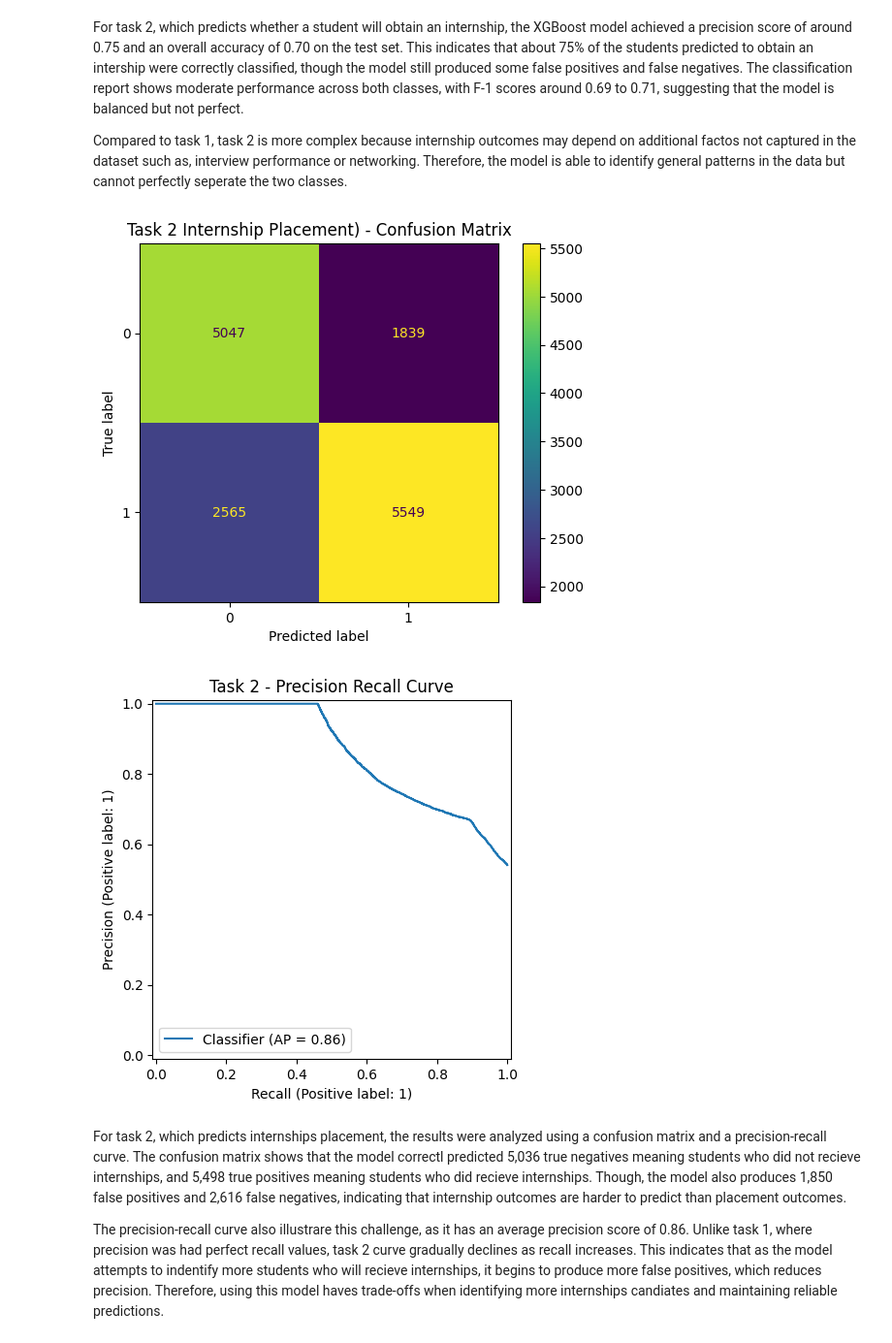
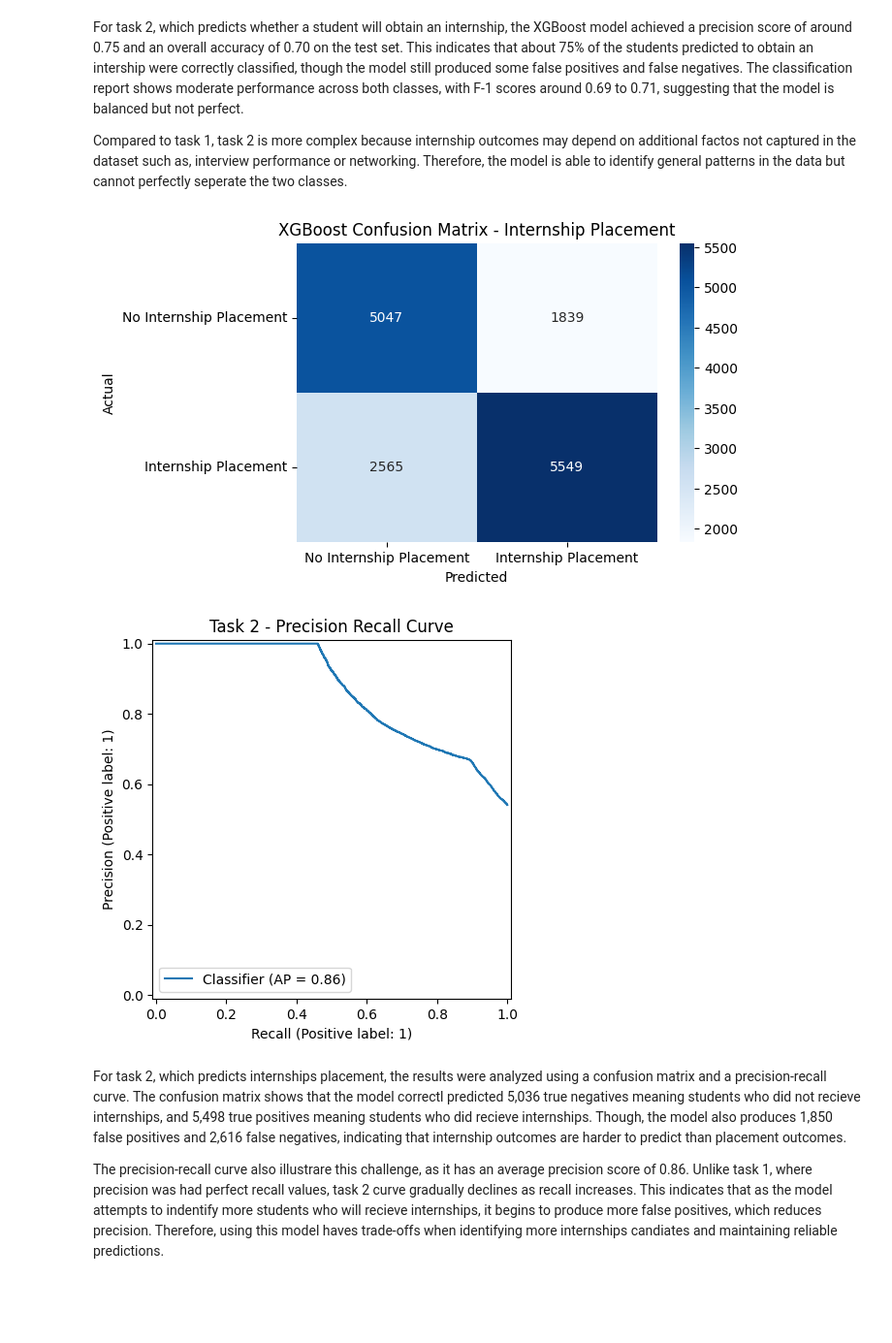
Before and after one commit to muskaanmahes/DS-7331-Term-Project, a Jupyter notebook: Lab_Two-Classification/LabTwo_Master.ipynb, the cells around one changed output. Shown at 97% size. Cells and saved outputs as stored; diff of their text form; code cells hidden in the pictures; blank space fills up the shorter version.

```diff
--- a/Lab_Two-Classification/LabTwo_Master.ipynb
+++ b/Lab_Two-Classification/LabTwo_Master.ipynb
@@ -442,27 +453,36 @@ Compared to task 1, task 2 is more complex because internship outcomes may depen
 # %%
 #confusion matrix: internship placement
 y_pred_task2 = best_xgb_task2.predict(X_test_task2)
 
-ConfusionMatrixDisplay.from_predictions(
-    y_test_task2,
-    y_pred_task2,
-    values_format="d"
+cm = confusion_matrix(y_test_task2, y_pred_task2)
+
+plt.figure(figsize=(6,4))
+sns.heatmap(
+    cm,
+    annot=True,
+    fmt="d",
+    cmap="Blues",
+    xticklabels=["No Internship Placement", "Internship Placement"],
+    yticklabels=["No Internship Placement", "Internship Placement"]
 )
-plt.title("Task 2 Internship Placement) - Confusion Matrix")
+
+plt.title("XGBoost Confusion Matrix - Internship Placement")
+plt.xlabel("Predicted")
+plt.ylabel("Actual")
 plt.show()
 
 #precision recall curve
 y_scores_task2 = best_xgb_task2.predict_proba(X_test_task2)[:,1]
 
 PrecisionRecallDisplay.from_predictions(
     y_test_task2,
     y_scores_task2
 )
 
 plt.title("Task 2 - Precision Recall Curve")
 plt.show()
 # %% [output]
-[figure, old version]
+[figure, new version]
 [figure]
 # %% [markdown]
 For task 2, which predicts internships placement, the results were analyzed using a confusion matrix and a precision-recall curve. The confusion matrix shows that the model correctl predicted 5,036 true negatives meaning students who did not recieve internships, and 5,498 true positives meaning students who did recieve internships. Though, the model also produces 1,850 false positives and 2,616 false negatives, indicating that internship outcomes are harder to predict than placement outcomes.
```
Also changed, not shown: parts of 1 cell of this notebook.
